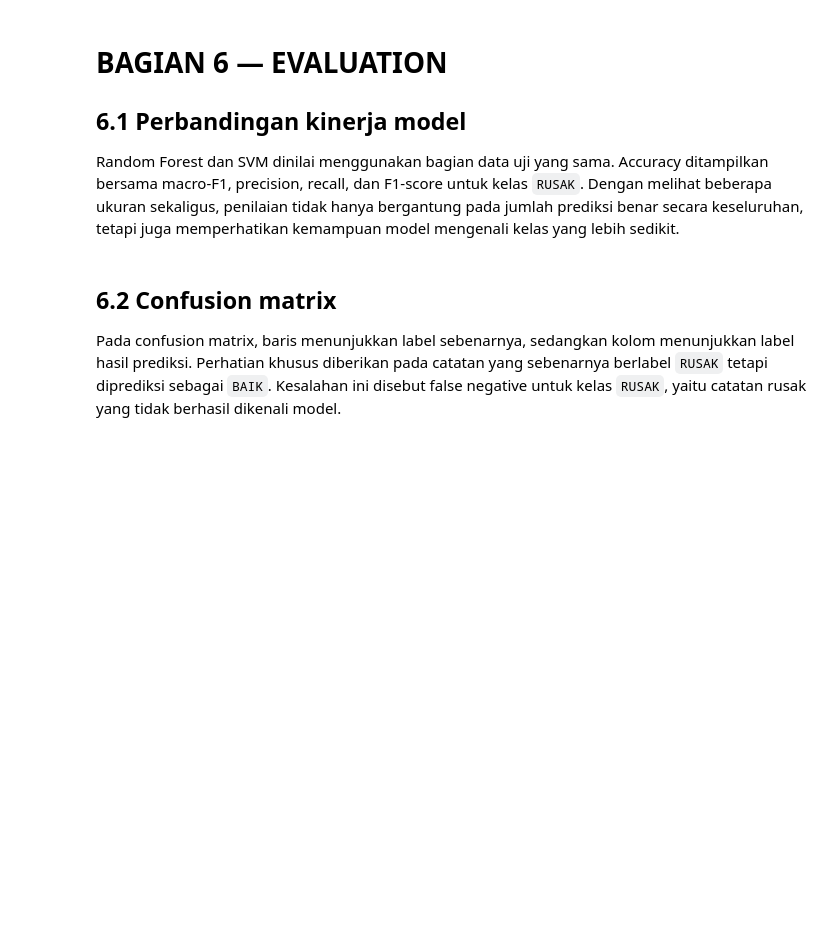
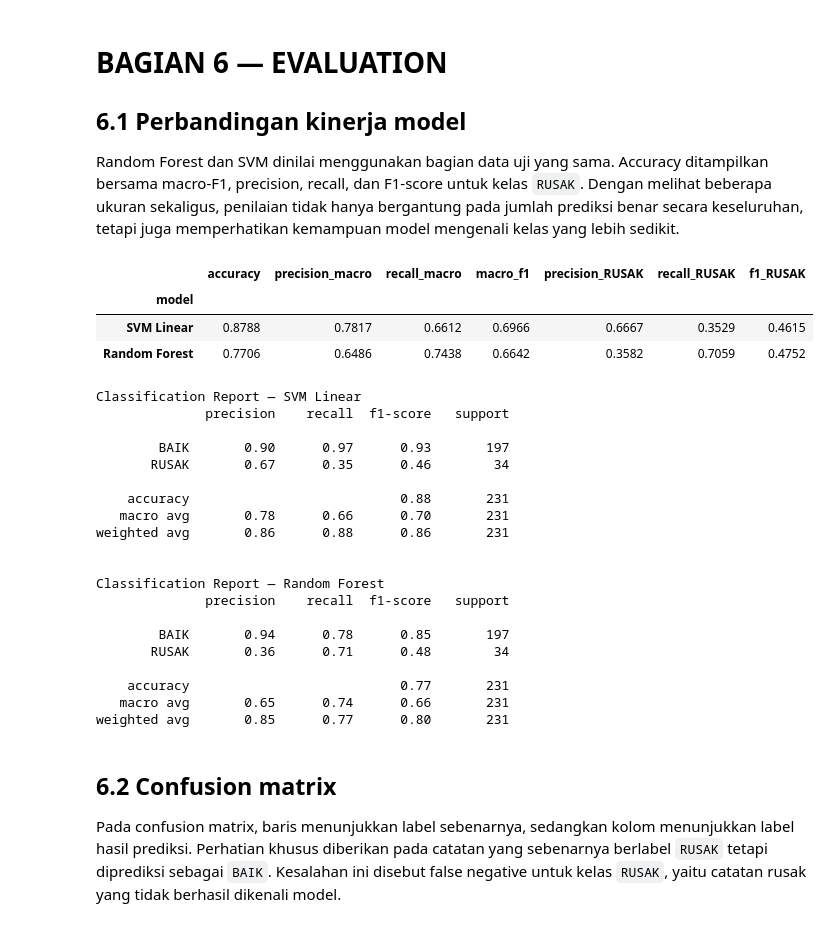
Before and after one commit to Dwiio/50_IF-E_NextLevel, a Jupyter notebook: projek_NextLevel_IF-E.ipynb, the cells around one changed output. Cells and saved outputs as stored; diff of their text form; code cells hidden in the pictures; blank space fills up the shorter version.

```diff
--- a/projek_NextLevel_IF-E.ipynb
+++ b/projek_NextLevel_IF-E.ipynb
@@ -309,3 +469,23 @@ SVM digunakan sebagai model pembanding. Sebelum pelatihan, nilai kosong pada fit
 Random Forest dibangun menggunakan kumpulan pohon keputusan. Beberapa pengaturan yang diuji mencakup jumlah pohon (`n_estimators`) dan kedalaman maksimum (`max_depth`). Konfigurasi akhir menggunakan 100 pohon, kedalaman maksimum 10, kriteria pemisahan Gini, dan `random_state=42`.
 
 Jumlah label `BAIK` dan `RUSAK` tidak seimbang. Untuk mengurangi kecenderungan model mengutamakan kelas mayoritas, konfigurasi akhir memakai `class_weight='balanced'`, sehingga kelas dengan jumlah lebih sedikit memperoleh bobot lebih besar saat proses pembelajaran. Fitur kategorikal tetap diubah menjadi One-Hot, tetapi tidak memerlukan scaling seperti pada SVM karena pemisahan pada pohon keputusan tidak didasarkan pada jarak antarobservasi.
+# %%
+rf_preprocessor = ColumnTransformer(transformers=[
+    ("categorical", Pipeline(steps=[
+        ("imputer", SimpleImputer(strategy="most_frequent")),
+        ("onehot", OneHotEncoder(handle_unknown="ignore"))
+    ]), FEATURES)
+])
+rf_model = Pipeline(steps=[
+    ("preprocessing", rf_preprocessor),
+    ("random_forest", RandomForestClassifier(
+        n_estimators=100,
+        max_depth=10,
+        criterion="gini",
+        class_weight="balanced",
+        random_state=RANDOM_STATE
+    ))
+])
+rf_model.fit(X_train, y_train)
+rf_pred = rf_model.predict(X_test)
+print("Random Forest selesai dilatih.")
@@ -315,6 +497,54 @@ Jumlah label `BAIK` dan `RUSAK` tidak seimbang. Untuk mengurangi kecenderungan m
 ## 6.1 Perbandingan kinerja model
 
 Random Forest dan SVM dinilai menggunakan bagian data uji yang sama. Accuracy ditampilkan bersama macro-F1, precision, recall, dan F1-score untuk kelas `RUSAK`. Dengan melihat beberapa ukuran sekaligus, penilaian tidak hanya bergantung pada jumlah prediksi benar secara keseluruhan, tetapi juga memperhatikan kemampuan model mengenali kelas yang lebih sedikit.
+# %%
+def evaluate_model(name, y_true, y_pred):
+    return {
+        "model": name,
+        "accuracy": accuracy_score(y_true, y_pred),
+        "precision_macro": precision_score(y_true, y_pred, average="macro", zero_division=0),
+        "recall_macro": recall_score(y_true, y_pred, average="macro", zero_division=0),
+        "macro_f1": f1_score(y_true, y_pred, average="macro", zero_division=0),
+        "precision_RUSAK": precision_score(y_true, y_pred, pos_label="RUSAK", zero_division=0),
+        "recall_RUSAK": recall_score(y_true, y_pred, pos_label="RUSAK", zero_division=0),
+        "f1_RUSAK": f1_score(y_true, y_pred, pos_label="RUSAK", zero_division=0),
+    }
+
+comparison = pd.DataFrame([
+    evaluate_model("SVM Linear", y_test, svm_pred),
+    evaluate_model("Random Forest", y_test, rf_pred),
+]).set_index("model")
+display(comparison.round(4))
+print("\nClassification Report — SVM Linear")
+print(classification_report(y_test, svm_pred, labels=["BAIK", "RUSAK"], zero_division=0))
+print("\nClassification Report — Random Forest")
+print(classification_report(y_test, rf_pred, labels=["BAIK", "RUSAK"], zero_division=0))
+comparison.to_csv(OUTPUT_DIR / "model_comparison.csv")
+# %% [output]
+|  | accuracy | precision_macro | recall_macro | macro_f1 | precision_RUSAK | recall_RUSAK | f1_RUSAK |
+| model |  |  |  |  |  |  |  |
+| SVM Linear | 0.8788 | 0.7817 | 0.6612 | 0.6966 | 0.6667 | 0.3529 | 0.4615 |
+| Random Forest | 0.7706 | 0.6486 | 0.7438 | 0.6642 | 0.3582 | 0.7059 | 0.4752 |
+Classification Report — SVM Linear
+              precision    recall  f1-score   support
+
+        BAIK       0.90      0.97      0.93       197
+       RUSAK       0.67      0.35      0.46        34
+
+    accuracy                           0.88       231
+   macro avg       0.78      0.66      0.70       231
+weighted avg       0.86      0.88      0.86       231
+
+
+Classification Report — Random Forest
+              precision    recall  f1-score   support
+
+        BAIK       0.94      0.78      0.85       197
+       RUSAK       0.36      0.71      0.48        34
+
+    accuracy                           0.77       231
+   macro avg       0.65      0.74      0.66       231
+weighted avg       0.85      0.77      0.80       231
 # %% [markdown]
 ## 6.2 Confusion matrix
 
```
Also changed, not shown: parts of 7 cells of this notebook.
